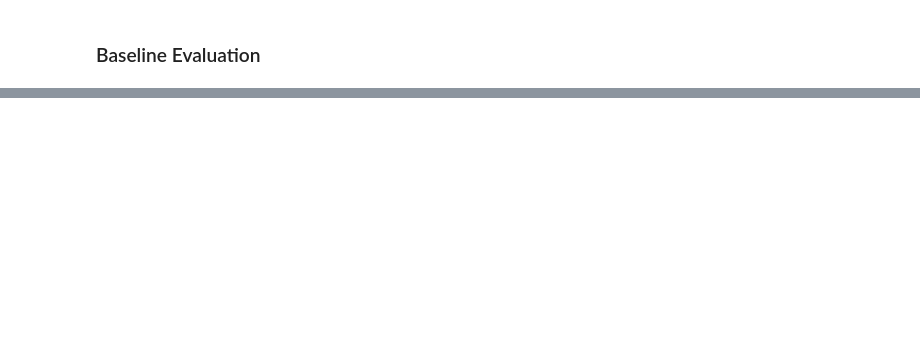
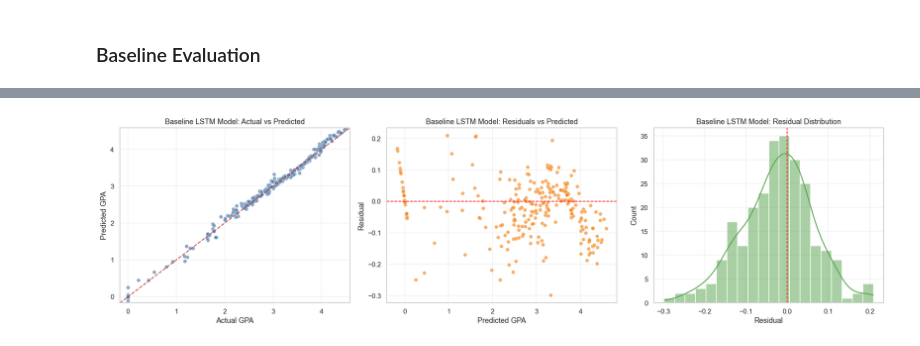
Before and after one commit to HaripriyaGounalan/student-success-predictor, a Jupyter notebook: second_term_gpa_regression/student_third_term_gpa_prediction_bayesian_imputation.ipynb, the cells around one changed output, grey strips where cells are left out. Drawn from its saved outputs; the diff is of its cells as text; code cells hidden in the pictures; blank space fills up the shorter version.

```diff
--- a/second_term_gpa_regression/student_third_term_gpa_prediction_bayesian_imputation.ipynb
+++ b/second_term_gpa_regression/student_third_term_gpa_prediction_bayesian_imputation.ipynb
@@ -112,6 +112,23 @@ def get_target_scale(scaler_obj=None):
     if scaler_obj is None or not hasattr(scaler_obj, 'data_min_') or not hasattr(scaler_obj, 'data_max_'):
         return 1.0
     return float(np.asarray(scaler_obj.data_max_ - scaler_obj.data_min_).ravel()[0])
+
+def evaluate_and_plot_diagnostics(model, X_split, y_split, scaler, split_name='Split', title_prefix=None, verbose=0, print_summary=True, display_top_errors=False, top_n=15):
+    metrics, prediction_df = evaluate_model_original_scale(
+        model,
+        X_split,
+        y_split,
+        scaler,
+        split_name=split_name,
+        verbose=verbose,
+        print_summary=print_summary,
+    )
+
+    if display_top_errors:
+        display(prediction_df.head(top_n))
+
+    plot_prediction_diagnostics(prediction_df, title_prefix=title_prefix or split_name)
+    return metrics, prediction_df
 
 
 def plot_regression_history(history, title_prefix='Model', scaler_obj=None):
@@ -1412,0 +906,12 @@ Error:
+# %%
+_, baseline_lstm_diag_df = evaluate_and_plot_diagnostics(
+    baseline_lstm,
+    X_test_lstm,
+    y_test_lstm,
+    scaler,
+    split_name='Baseline LSTM Test',
+    title_prefix='Baseline LSTM Model',
+    print_summary=False,
+)
+# %% [output]
+[figure, added]
```
Also changed, not shown: parts of 32 cells of this notebook, 8 other files.
